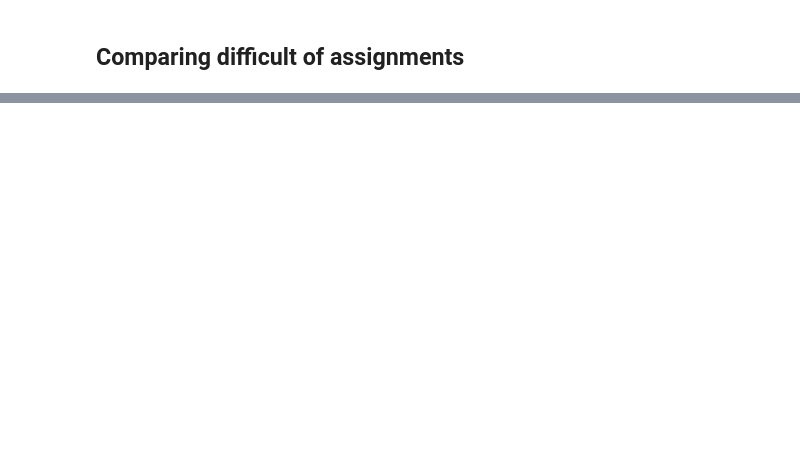
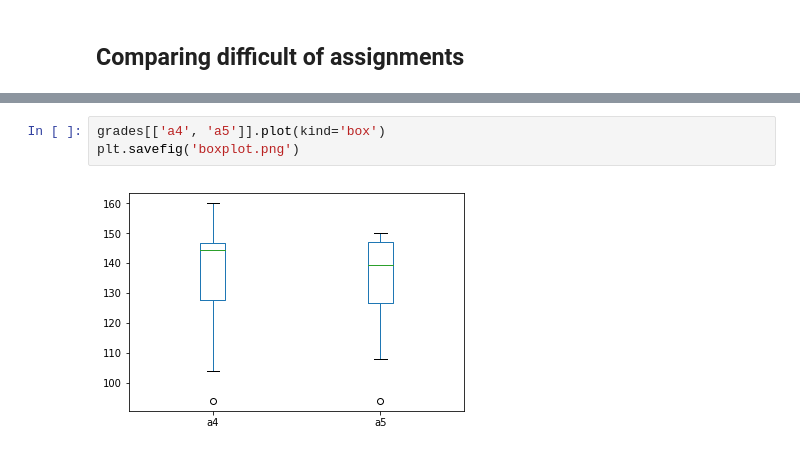
Before and after one commit to poojaram/datascience-stat-tests, a Jupyter notebook: 01-t-tests.ipynb, the cells around one changed output, grey strips where cells are left out. Cells and saved outputs as stored; diff of their text form; blank space fills up the shorter version.

```diff
--- a/01-t-tests.ipynb
+++ b/01-t-tests.ipynb
@@ -46,0 +122,5 @@ Create a graphic that supports this comparison.
+# %%
+grades[['a4', 'a5']].plot(kind='box')
+plt.savefig('boxplot.png')
+# %% [output]
+[figure, added]
```
Also changed, not shown: parts of 12 cells of this notebook, 3 other files.
